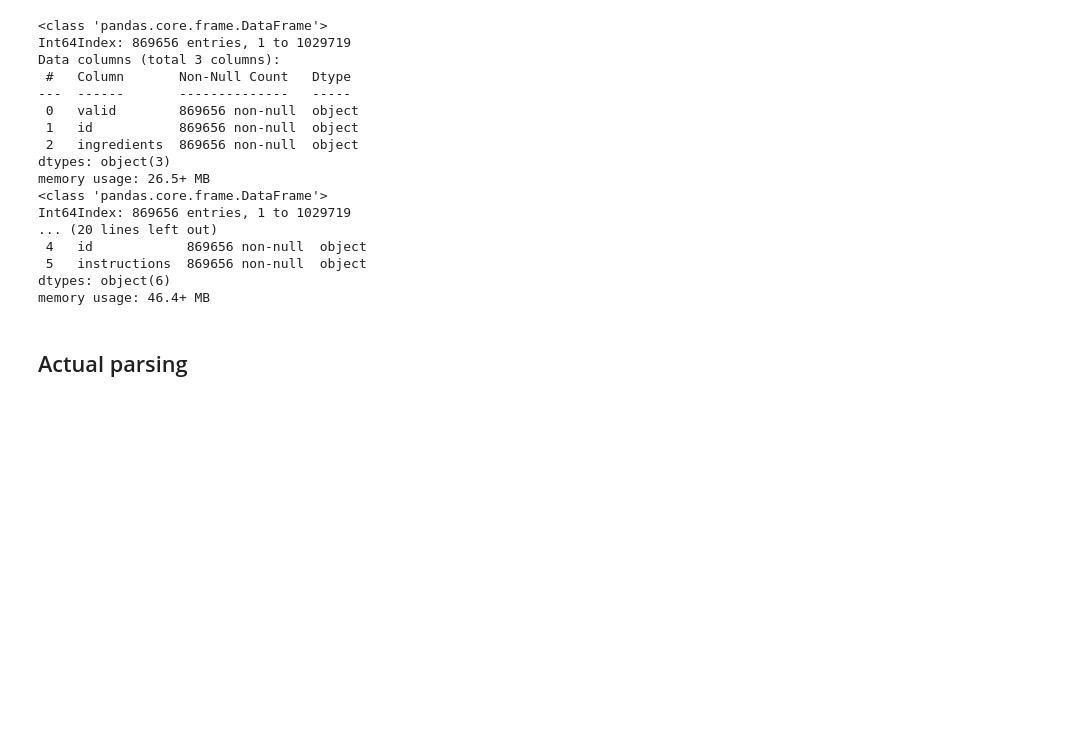
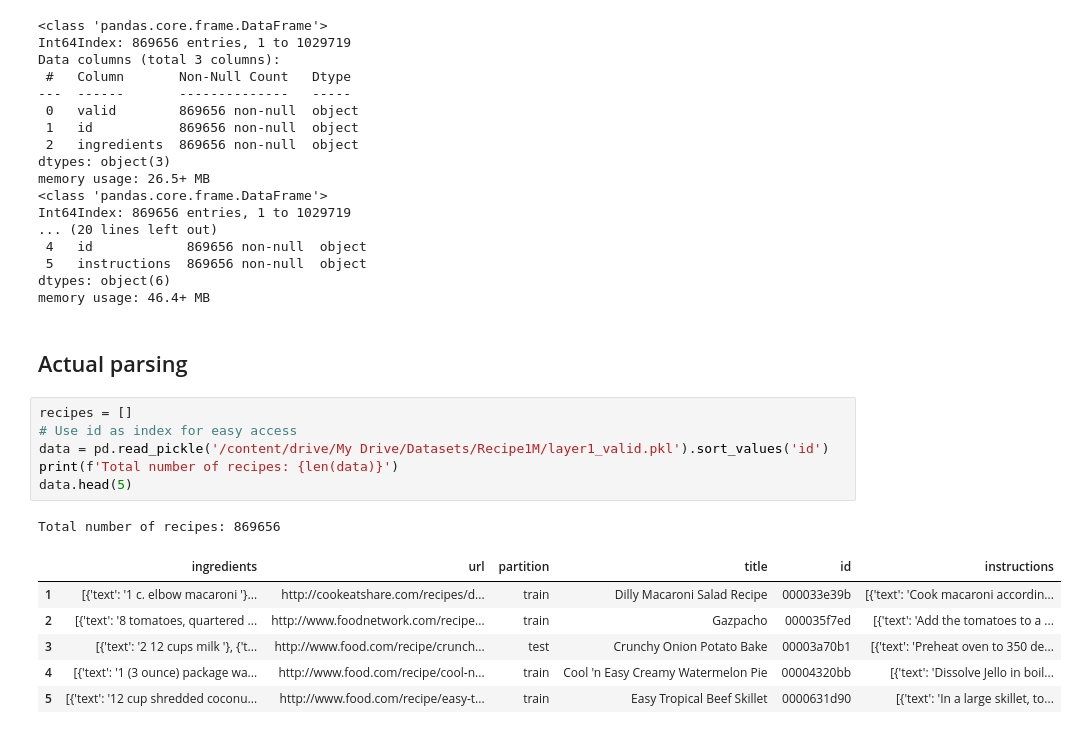
Before and after one commit to mscholl96/mad-recime, a Jupyter notebook: data/recipe1M/parser/parser.ipynb, the cells around one changed output. Drawn from its saved outputs; the diff is of its cells as text; blank space fills up the shorter version.

```diff
--- a/data/recipe1M/parser/parser.ipynb
+++ b/data/recipe1M/parser/parser.ipynb
@@ -104,3 +104,17 @@ dtypes: object(6)
 memory usage: 46.4+ MB
 # %% [markdown]
 ## Actual parsing
+# %%
+recipes = []
+# Use id as index for easy access
+data = pd.read_pickle('/content/drive/My Drive/Datasets/Recipe1M/layer1_valid.pkl').sort_values('id')
+print(f'Total number of recipes: {len(data)}')
+data.head(5)
+# %% [output]
+Total number of recipes: 869656
+|  | ingredients | url | partition | title | id | instructions |
+| 1 | [{'text': '1 c. elbow macaroni '}... | http://cookeatshare.com/recipes/d... | train | Dilly Macaroni Salad Recipe | 000033e39b | [{'text': 'Cook macaroni accordin... |
+| 2 | [{'text': '8 tomatoes, quartered ... | http://www.foodnetwork.com/recipe... | train | Gazpacho | 000035f7ed | [{'text': 'Add the tomatoes to a ... |
+| 3 | [{'text': '2 12 cups milk '}, {'t... | http://www.food.com/recipe/crunch... | test | Crunchy Onion Potato Bake | 00003a70b1 | [{'text': 'Preheat oven to 350 de... |
+| 4 | [{'text': '1 (3 ounce) package wa... | http://www.food.com/recipe/cool-n... | train | Cool 'n Easy Creamy Watermelon Pie | 00004320bb | [{'text': 'Dissolve Jello in boil... |
+| 5 | [{'text': '12 cup shredded coconu... | http://www.food.com/recipe/easy-t... | train | Easy Tropical Beef Skillet | 0000631d90 | [{'text': 'In a large skillet, to... |
```
Also changed, not shown: parts of 3 cells of this notebook.
